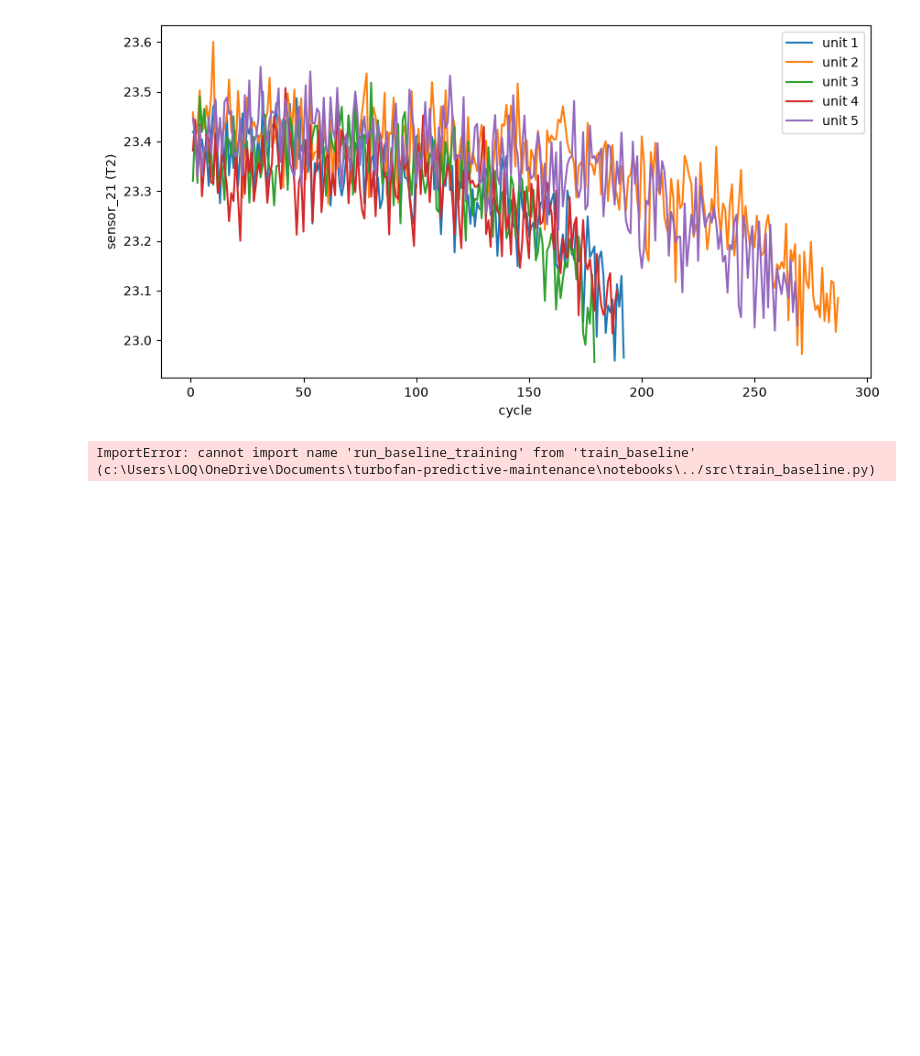
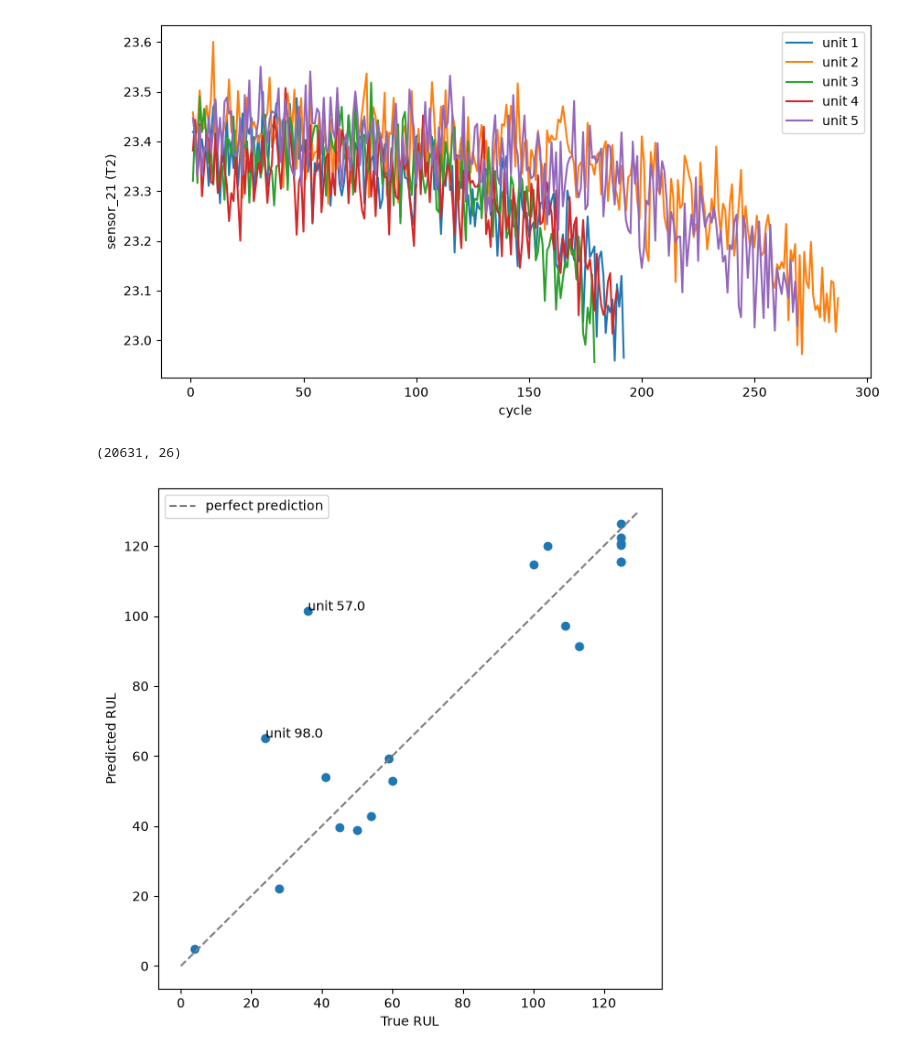
Before and after one commit to AnusaraSen/turbofan-predictive-maintenance, a Jupyter notebook: notebooks/01_eda.ipynb, the cells around one changed output. Cells and saved outputs as stored; diff of their text form; code cells hidden in the pictures; blank space fills up the shorter version.

```diff
--- a/notebooks/01_eda.ipynb
+++ b/notebooks/01_eda.ipynb
@@ -148,24 +148,28 @@ Unit 5 sensor_21 range: 23.0195 to 23.5503
 # %%
 import matplotlib.pyplot as plt
 from train_baseline import run_baseline_training
 from scoring import evaluate, phm08_per_engine
 
 model, per_engine_df, metrics = run_baseline_training()
 
 fig, ax = plt.subplots(figsize=(7, 7))
 ax.scatter(per_engine_df["true_RUL"], per_engine_df["predicted_RUL"])
 
 # perfect-prediction reference line
 lims = [0, 130]
 ax.plot(lims, lims, linestyle="--", color="gray", label="perfect prediction")
 
 # TODO: annotate the two outlier points (unit 57, unit 98) with their unit_id
 # so you can visually identify them directly on the plot, not just from the table
 # hint: ax.annotate(text, (x, y)) for each row where phm08_contribution is large
+for _, row in per_engine_df.iterrows():
+    if row["phm08_contribution"] > 50:
+        ax.annotate(f"unit {row['unit_id']}", (row["true_RUL"], row["predicted_RUL"]))
 
 ax.set_xlabel("True RUL")
 ax.set_ylabel("Predicted RUL")
 ax.legend()
 plt.show()
 # %% [output]
-ImportError: cannot import name 'run_baseline_training' from 'train_baseline' (c:\Users\LOQ\OneDrive\Documents\turbofan-predictive-maintenance\notebooks\../src\train_baseline.py)
+(20631, 26)
+[figure, added]
```
Also changed, not shown: 5 other files.
